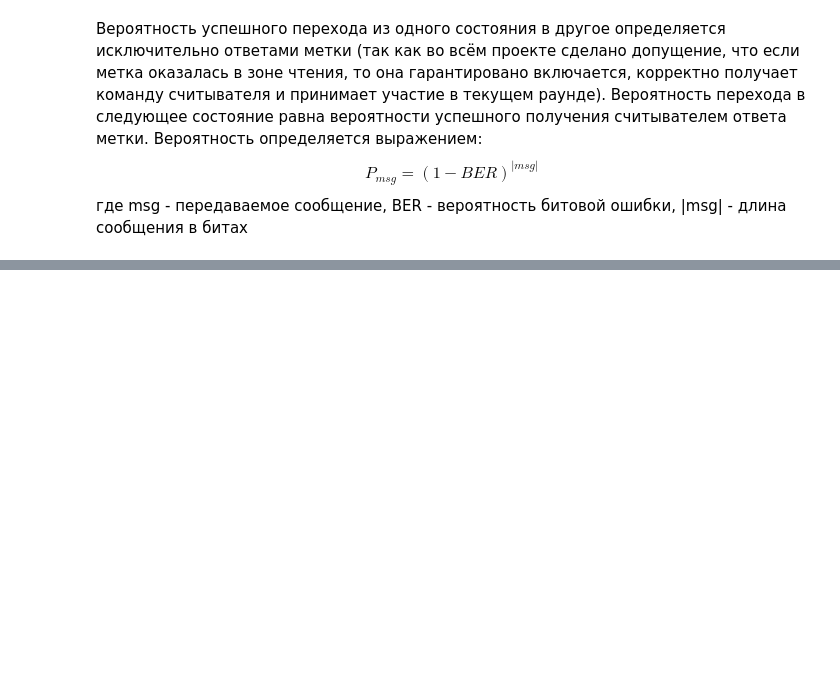
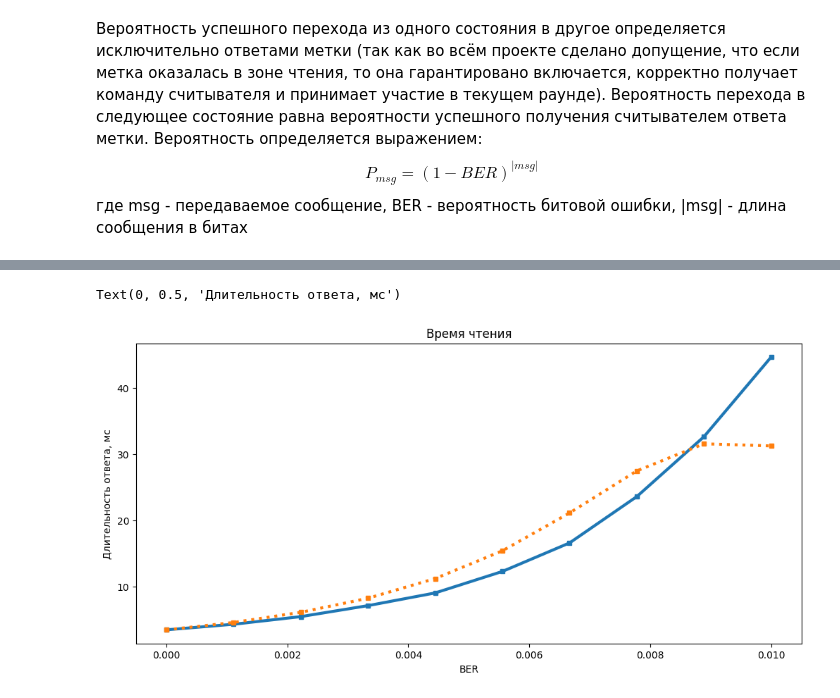
Before and after one commit to VilmenAbramian/simulation, a Jupyter notebook: pysim/experiments/probability_converter.ipynb, the cells around one changed output, grey strips where cells are left out. Saved outputs shown, nothing was run; the diff lists cells and outputs as text; code cells hidden in the pictures; blank space fills up the shorter version.

Commit message:
First good graph

```diff
--- a/pysim/experiments/probability_converter.ipynb
+++ b/pysim/experiments/probability_converter.ipynb
@@ -219,0 +422,48 @@ KeyError: 'scenario'
+# %%
+def calculate_third_case(phases, chunk_phase, chunk_count):
+    return calculate_second_case(phases) + chunk_count * calculate_second_case([chunk_phase])
+# %%
+# Коневертация данных в формат, который требуют аналитические модели
+all_phases = []
+sub_phase = []
+for cases in range(len(probs)):
+    for state_number in range(len(probs[0])):
+        sub_phase.append((probs[cases][state_number], t[cases][state_number]))
+    all_phases.append(sub_phase)
+    sub_phase = []
+# all_phases
+# %%
+def run_analitica(script_number: int):
+    analit_res = []
+    if script_number == 1:
+        for i in range(len(all_phases)):
+            analit_res.append(calculate_first_case(all_phases[i])*1_000)
+    elif script_number == 2:
+        for i in range(len(all_phases)):
+            analit_res.append(calculate_second_case(all_phases[i])*1_000)
+    elif script_number == 3:
+        for i in range(3):
+            analit_res.append(calculate_third_case(all_phases[i], all_phases[-1], CHUNKS_NUMBER)*1_000)
+    return analit_res
+
+analit_res = run_analitica(DEFAULT_SCENARIO)
+# %%
+fig, ax = plt.subplots(figsize=(10, 5), layout='constrained')
+ax.plot(
+    BER, res,
+    linewidth=3, linestyle='-',
+    marker='s',
+    markersize=4,
+)
+ax.plot(
+    BER, analit_res,
+    linewidth=3, linestyle='dotted',
+    marker='s',
+    markersize=4,
+)
+ax.set_title('Время чтения')
+ax.set_xlabel('BER')
+ax.set_ylabel('Длительность ответа, мс')
+# %% [output]
+Text(0, 0.5, 'Длительность ответа, мс')
+[figure, added]
```
Also changed, not shown: parts of 23 cells of this notebook.
